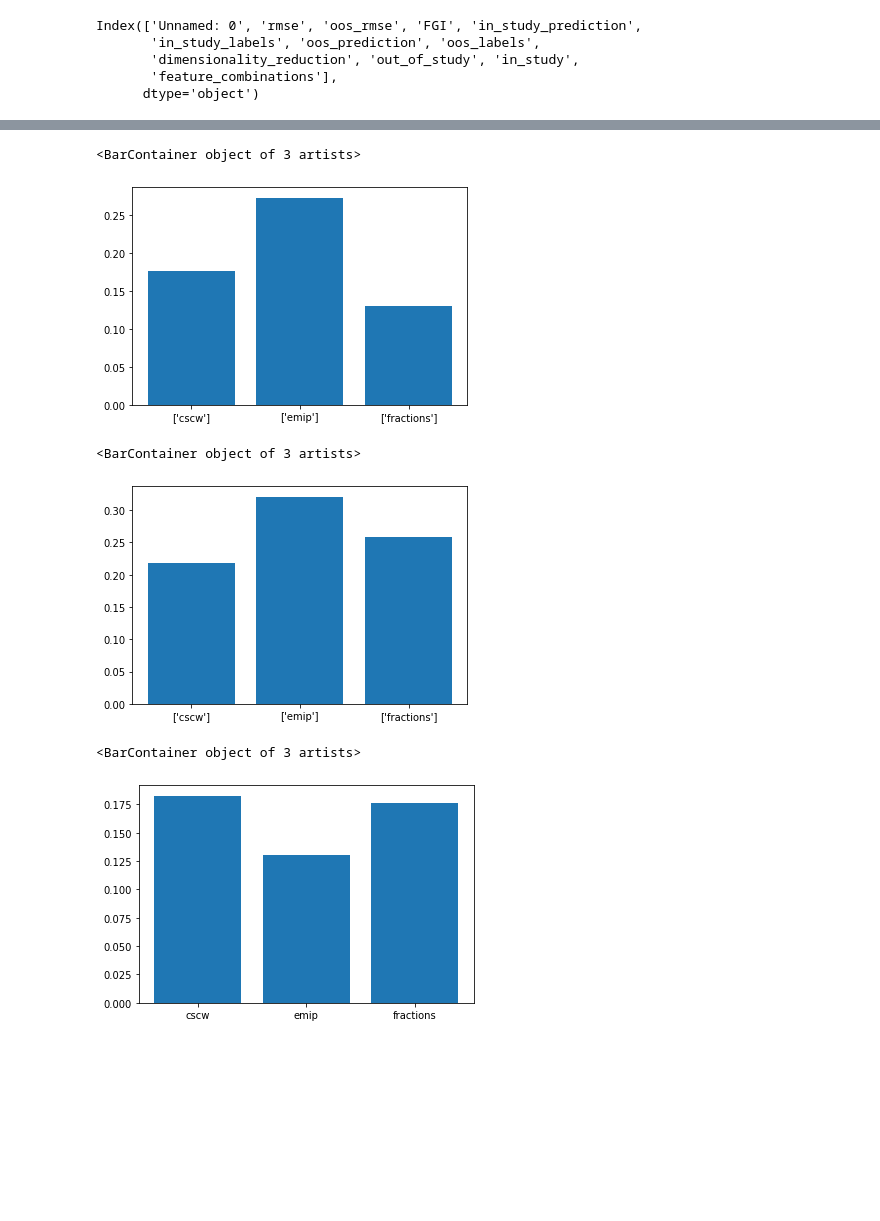
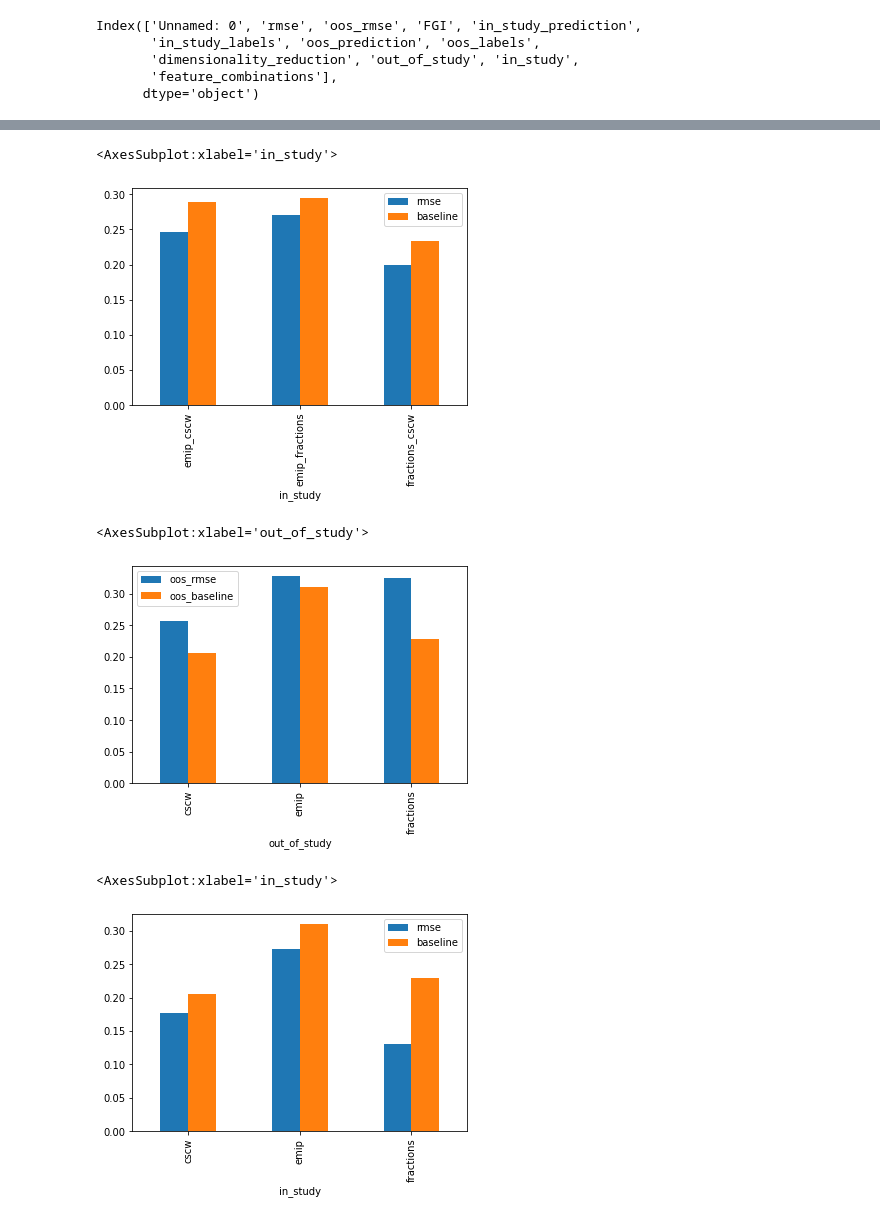
Before and after one commit to s0lvang/ideal-pancake, a Jupyter notebook: misc/notebooks/Analyze Results.ipynb, the cells around one changed output, grey strips where cells are left out. Cells and saved outputs as stored; diff of their text form; code cells hidden in the pictures; blank space fills up the shorter version.

Commit message:
adds baselines and compare to score

```diff
--- a/misc/notebooks/Analyze Results.ipynb
+++ b/misc/notebooks/Analyze Results.ipynb
@@ -108,5 +109,45 @@ feature_group_regexes = {
     ],
 }
 
+baselines = {
+ "cscw": 0.2054194369131811,
+ "emip": 0.31011607853729956,
+ "fractions": 0.22897823445668405,
+ "emip_fractions": 0.2943192380673428,
+ "fractions_cscw": 0.23408157826890597,
+ "emip_cscw": 0.28871689591649174
+}
+random_baselines = {
+ 'cscw': 0.35408194888273653,
+ 'emip': 0.4241358322246148,
+ 'fractions': 0.39295164906188074,
+ 'emip_fractions': 0.4170846635199361,
+ 'fractions_cscw': 0.37619048780763514,
+ 'emip_cscw': 0.40841293420269603
+}
+
+
+name_mapping = {
+ "['cscw']": "cscw",
+ "['emip']": "emip",
+ "['fractions']": "fractions",
+ "['emip', 'fractions']": "emip_fractions",
+ "['fractions', 'cscw']": "fractions_cscw",
+ "['emip', 'cscw']": "emip_cscw"
+}
+
 inv_map = {str(v): k for k, v in feature_group_regexes.items()}
 df["feature_combinations"] = df["feature_combinations"].map(inv_map)
+df["in_study"] = df["in_study"].map(name_mapping)
+df["baseline"] = df.loc[:, "in_study"].map(baselines)
+df["oos_baseline"] = df.loc[:, "out_of_study"].map(baselines)
+df["random_baseline"] = df.loc[:, "in_study"].map(random_baselines)
+df["oos_random_baseline"] = df.loc[:, "out_of_study"].map(random_baselines)
+
+one_to_one_df["feature_combinations"] = one_to_one_df["feature_combinations"].map(inv_map)
+one_to_one_df["in_study"] = one_to_one_df["in_study"].map(name_mapping)
+one_to_one_df["baseline"] = one_to_one_df.loc[:, "in_study"].map(baselines)
+one_to_one_df["oos_baseline"] = one_to_one_df.loc[:, "out_of_study"].map(baselines)
+one_to_one_df["random_baseline"] = one_to_one_df.loc[:, "in_study"].map(random_baselines)
+one_to_one_df["oos_random_baseline"] = df.loc[:, "out_of_study"].map(random_baselines)
+one_to_one_df
@@ -129,22 +184,22 @@ plt.bar(minimum_rmse.index, minimum_rmse.loc[:, "rmse"])
 # %%
 #MINIMUM RMSE PER DATASET
-minimum_rmse = df.groupby(by="in_study").min()
-plt.bar(minimum_rmse.index, minimum_rmse.loc[:, "rmse"])
+minimum_rmse = df.loc[df.groupby('in_study')["rmse"].idxmin()]
+minimum_rmse.plot.bar(x="in_study", y=["rmse", "baseline"])
 # %% [output]
-<BarContainer object of 3 artists>
+<AxesSubplot:xlabel='in_study'>
-[figure, old version]
+[figure, new version]
 # %%
-# MEAN RMSE PER DATASET
-minimum_rmse = df.groupby(by="in_study").mean()
-plt.bar(minimum_rmse.index, minimum_rmse.loc[:, "rmse"])
+# OOS best pipeline vs baseline
+minimum_rmse = df.loc[df.groupby('out_of_study')["rmse"].idxmin()]
+minimum_rmse.plot.bar(x="out_of_study", y=["oos_rmse", "oos_baseline"])
 # %% [output]
-<BarContainer object of 3 artists>
+<AxesSubplot:xlabel='out_of_study'>
-[figure, old version]
+[figure, new version]
 # %%
 #MINIMUM RMSE PER oos DATASET
-minimum_rmse = df.groupby(by="out_of_study").min()
-plt.bar(minimum_rmse.index, minimum_rmse.loc[:, "rmse"])
+minimum_rmse = one_to_one_df.loc[one_to_one_df.groupby('in_study')["rmse"].idxmin()]
+minimum_rmse.plot.bar(x="in_study", y=["rmse", "baseline"])
 # %% [output]
-<BarContainer object of 3 artists>
+<AxesSubplot:xlabel='in_study'>
-[figure, old version]
+[figure, new version]
 # %%
```
Also changed, not shown: parts of 13 cells of this notebook, 1 other file.
